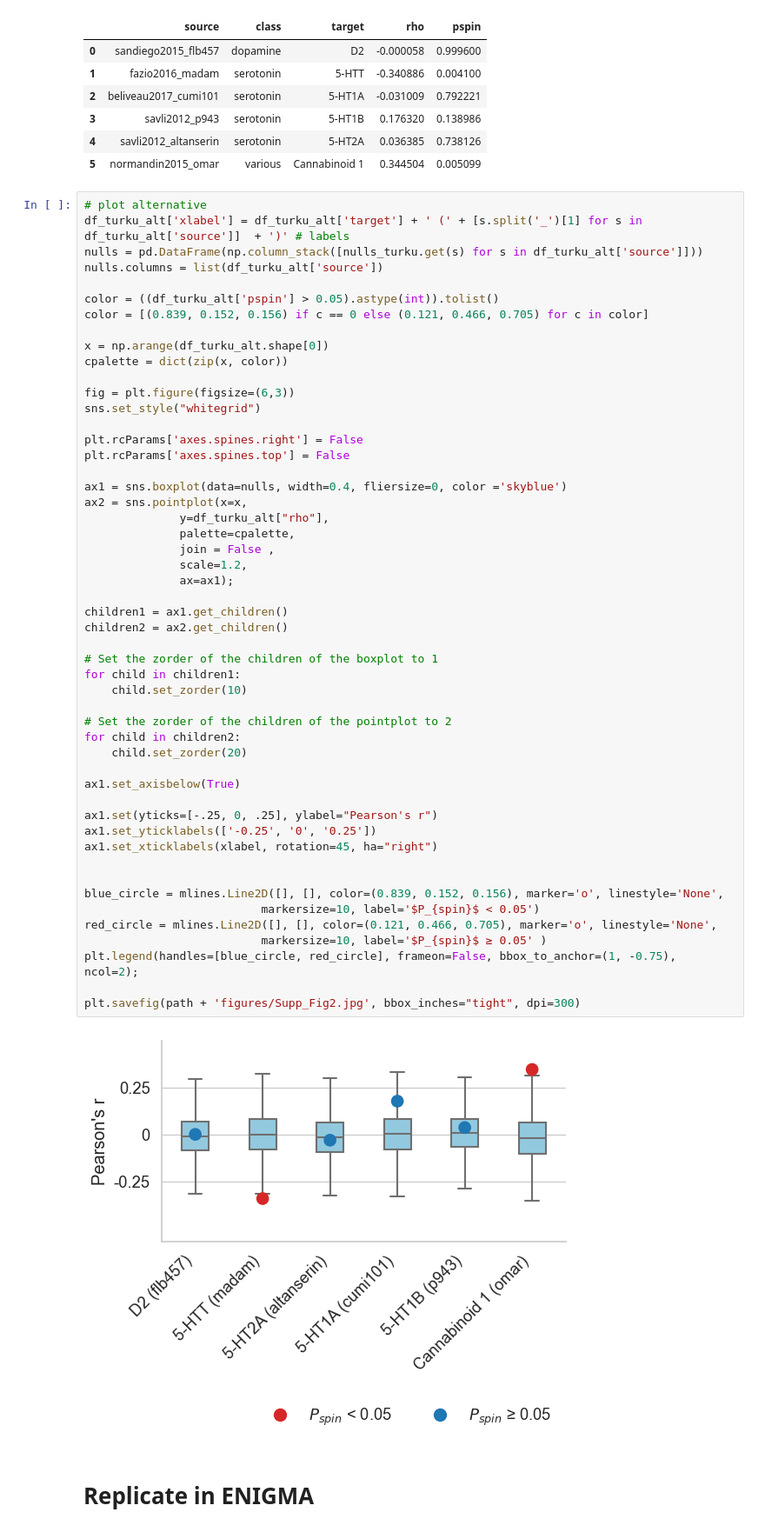
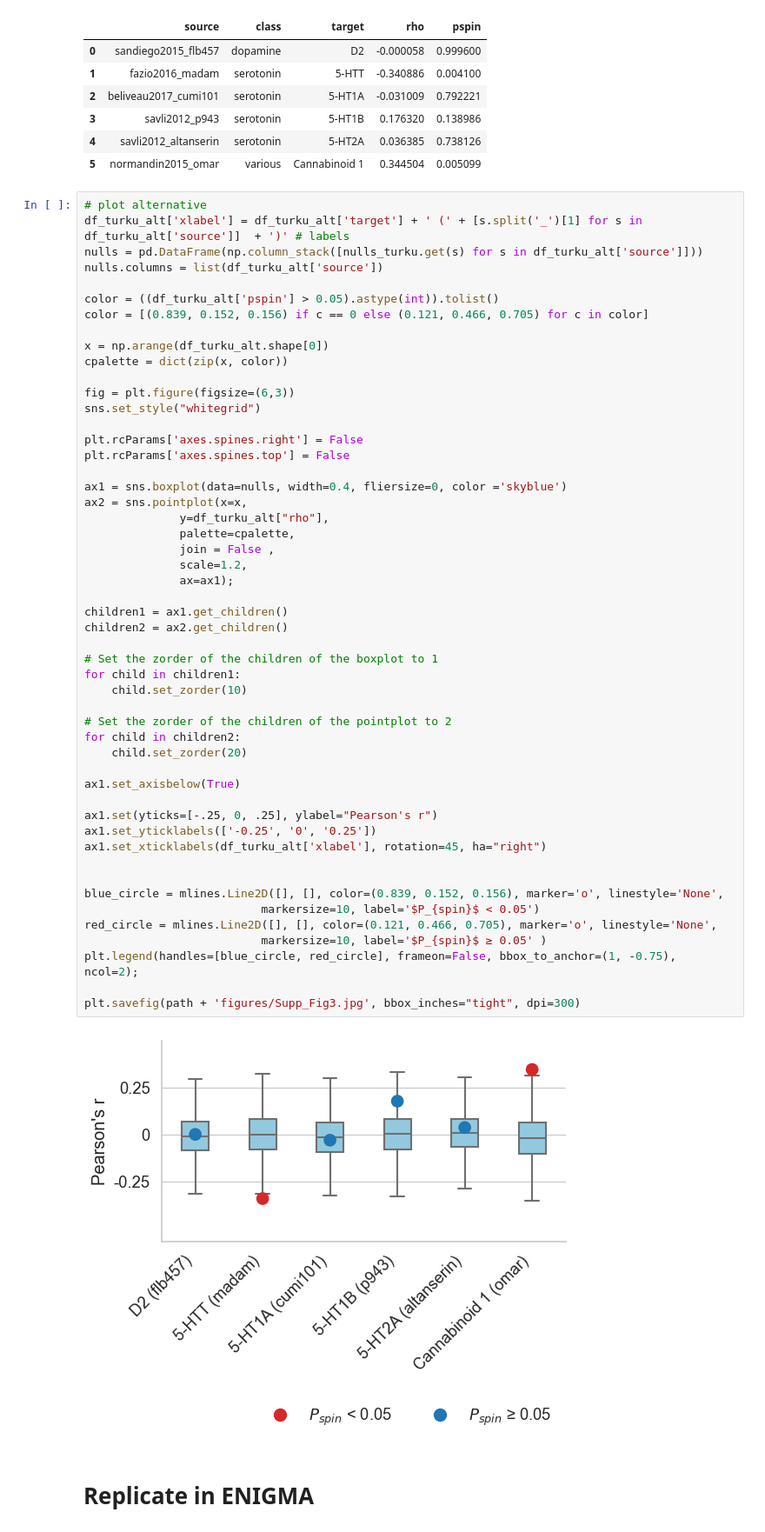
Before and after one commit to ltuominen/AP_brainorganization, a Jupyter notebook: code/Plot_corrs_nulls.ipynb, the cells around one changed output. Shown at 87% size. Saved outputs shown, nothing was run; the diff lists cells and outputs as text.

Commit message:
fix plot order for enigma

```diff
--- a/code/Plot_corrs_nulls.ipynb
+++ b/code/Plot_corrs_nulls.ipynb
@@ -181,35 +181,35 @@ ax2 = sns.pointplot(x=x,
               y=df_turku_alt["rho"],
               palette=cpalette,
               join = False ,
               scale=1.2,
               ax=ax1);
 
 children1 = ax1.get_children()
 children2 = ax2.get_children()
 
 # Set the zorder of the children of the boxplot to 1
 for child in children1:
     child.set_zorder(10)
 
 # Set the zorder of the children of the pointplot to 2
 for child in children2:
     child.set_zorder(20)
 
 ax1.set_axisbelow(True)
 
 ax1.set(yticks=[-.25, 0, .25], ylabel="Pearson's r")
 ax1.set_yticklabels(['-0.25', '0', '0.25'])
-ax1.set_xticklabels(xlabel, rotation=45, ha="right")
+ax1.set_xticklabels(df_turku_alt['xlabel'], rotation=45, ha="right")
 
 
 blue_circle = mlines.Line2D([], [], color=(0.839, 0.152, 0.156), marker='o', linestyle='None',
                           markersize=10, label='$P_{spin}$ < 0.05')
 red_circle = mlines.Line2D([], [], color=(0.121, 0.466, 0.705), marker='o', linestyle='None',
                           markersize=10, label='$P_{spin}$ ≥ 0.05' )
 plt.legend(handles=[blue_circle, red_circle], frameon=False, bbox_to_anchor=(1, -0.75), ncol=2);
 
-plt.savefig(path + 'figures/Supp_Fig2.jpg', bbox_inches="tight", dpi=300)
+plt.savefig(path + 'figures/Supp_Fig3.jpg', bbox_inches="tight", dpi=300)
 # %% [output]
-[figure, old version]
+[figure, new version]
 # %% [markdown]
 # Replicate in ENIGMA
```
Also changed, not shown: parts of 4 cells of this notebook, 5 other files.
